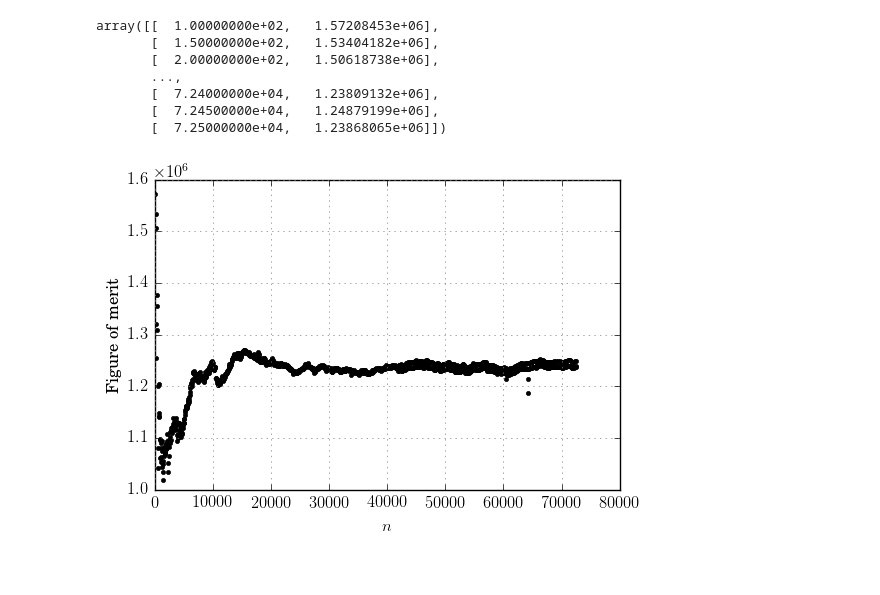
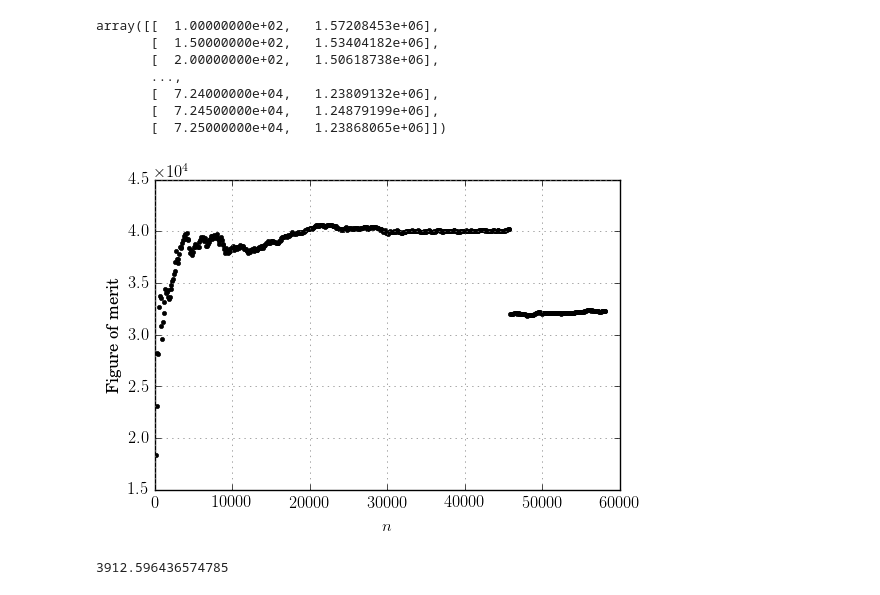
Before and after one commit to JessicaRehak/WDT_Analysis, a Jupyter notebook: Untitled.ipynb, the cells around one changed output. Cells and saved outputs as stored; diff of their text form; code cells hidden in the pictures.

Commit message:
plot tools completed, notebook completed

```diff
--- a/Untitled.ipynb
+++ b/Untitled.ipynb
@@ -569,9 +571,12 @@ def get_cyc_cpu(comp, twdt):
     dcyc_cpu = []
 
     for i in range(1,len(cycles)):
-        dcyc = cyc_cpu[i,0] - cyc_cpu[i-1,0]
-        dcpu = cyc_cpu[i,1] - cyc_cpu[i-1,1]
-        dcyc_cpu.append(dcyc/dcpu)
+        cycs = np.sum(cyc_cpu[0:i,0])
+        cpus = np.sum(cyc_cpu[0:i,0])
+        dcyc_cpu.append(cycs/cpus)
+    #    dcyc = cyc_cpu[i,0] - cyc_cpu[i-1,0]
+    #    dcpu = cyc_cpu[i,1] - cyc_cpu[i-1,1]
+    #    dcyc_cpu.append(dcyc/dcpu)
 
     return dcyc_cpu
 # %%
@@ -611,9 +612,11 @@ array([[  1.00000000e+02,   1.57208453e+06],
        [  7.24500000e+04,   1.24879199e+06],
        [  7.25000000e+04,   1.23868065e+06]])
 # %%
-fom, yerr = get_corr_fom(pwr_comp, 'INF_FLX', 1, 0.10)
+fom, yerr = get_corr_fom(pwr_comp, 'INF_FLX', 1, 0.4)
 plt.plot(fom[:,0], fom[:,1],'k.')
 fom_plot_setup(12,12)
 plt.show()
+yerr
 # %% [output]
-[figure, old version]
+[figure, new version]
+3912.596436574785
```
Also changed, not shown: parts of 4 cells of this notebook.
